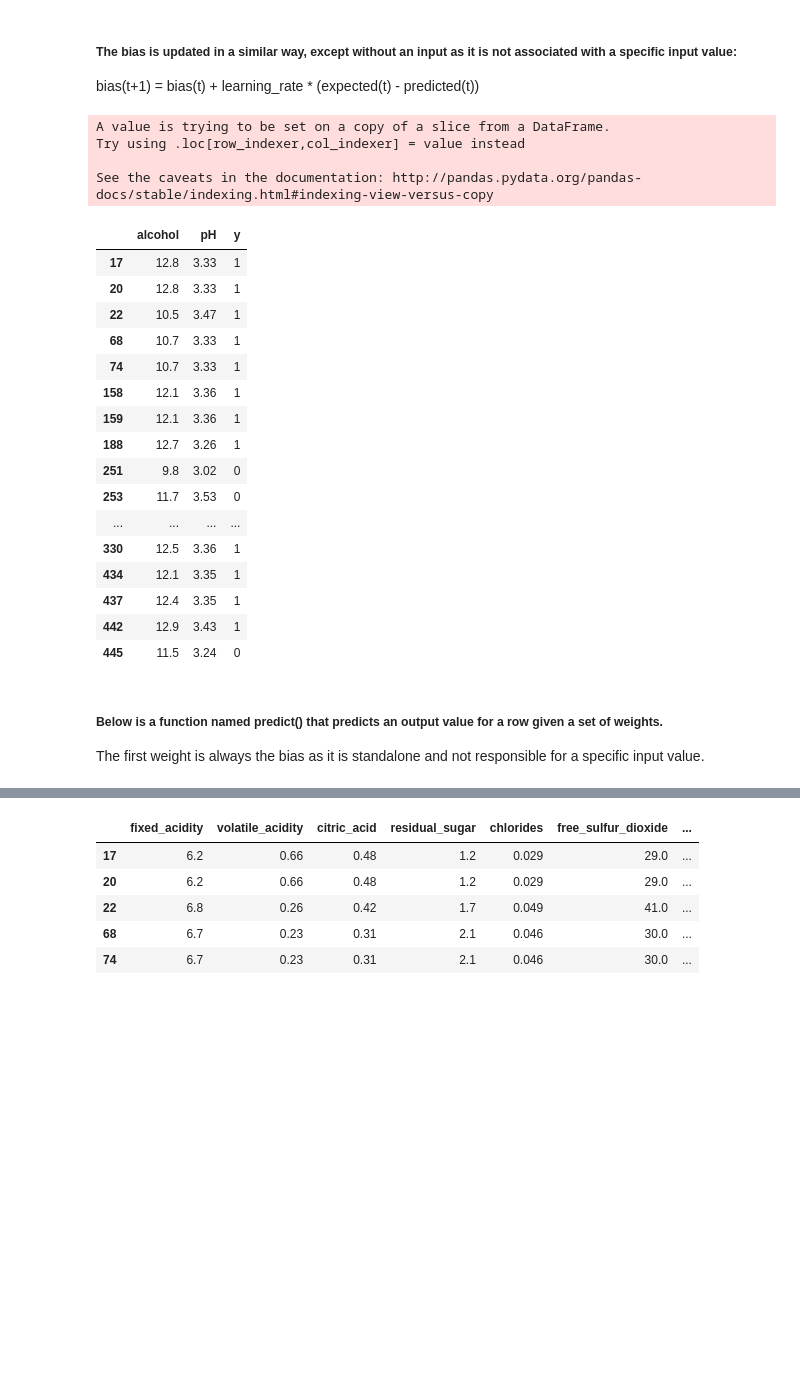
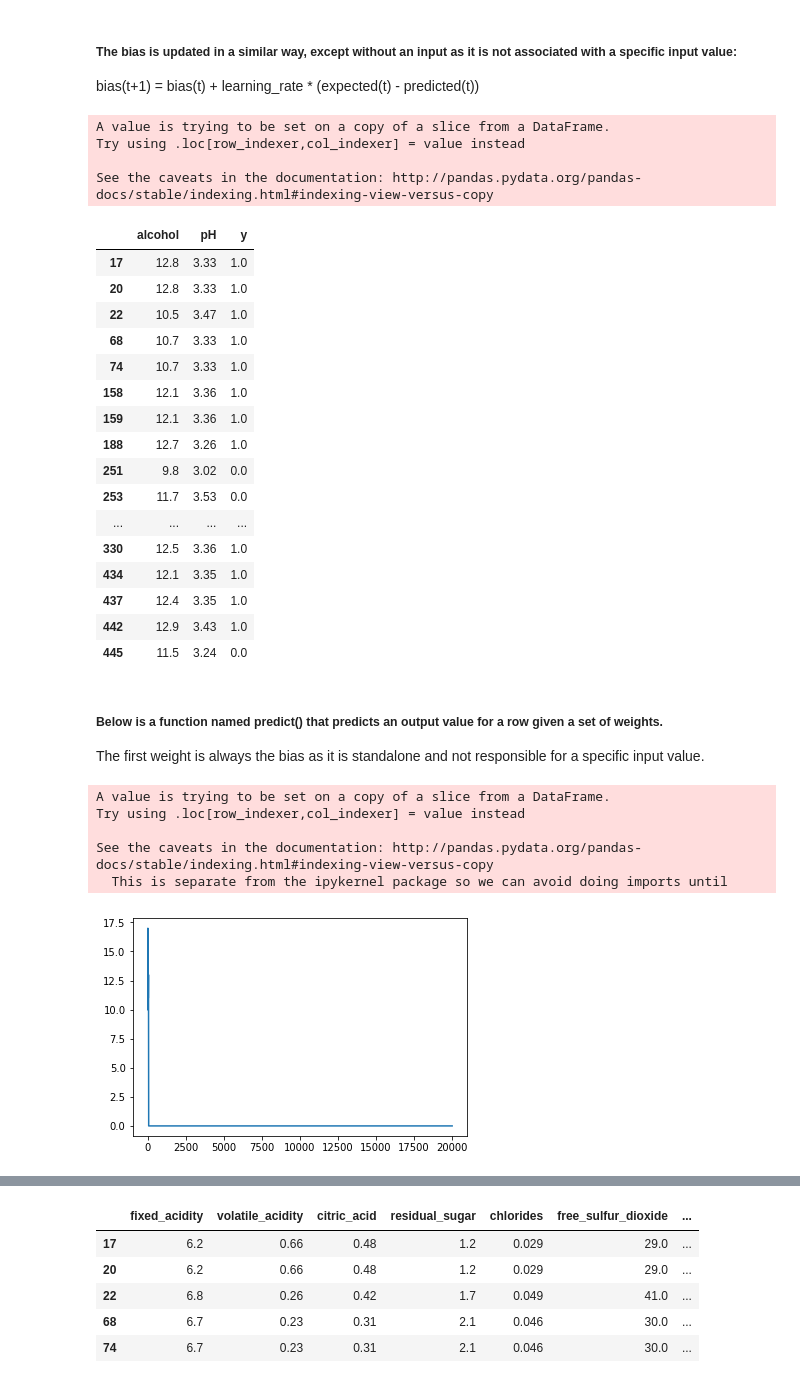
Before and after one commit to VoronaMV/ft_sommilier, a Jupyter notebook: ft_sommilier.ipynb, the cells around one changed output, grey strips where cells are left out. Cells and saved outputs as stored; diff of their text form; code cells hidden in the pictures; blank space fills up the shorter version.

```diff
--- a/ft_sommilier.ipynb
+++ b/ft_sommilier.ipynb
@@ -180,7 +202,7 @@ w(t+1)= w(t) + learning_rate * (expected(t) - predicted(t)) * x(t)
 bias(t+1) = bias(t) + learning_rate * (expected(t) - predicted(t))
 # %%
 df = red_wine_data[(red_wine_data['quality'] >=8) | (red_wine_data['quality'] <= 3)]
-df['y'] = df.apply(lambda data: 1 if data['quality'] >= 6 else 0, axis=1)
+df['y'] = df.apply(lambda data: 1.0 if data['quality'] >= 8 else 0.0, axis=1)
 
 # dataset = df.drop('quality', 1).drop('alcohol', 1).drop('density', 1)
 dataset = df[['alcohol', 'pH', 'y']]
@@ -191,22 +213,22 @@ Try using .loc[row_indexer,col_indexer] = value instead
 
 See the caveats in the documentation: http://pandas.pydata.org/pandas-docs/stable/indexing.html#indexing-view-versus-copy
 |  | alcohol | pH | y |
-| 17 | 12.8 | 3.33 | 1 |
-| 20 | 12.8 | 3.33 | 1 |
-| 22 | 10.5 | 3.47 | 1 |
-| 68 | 10.7 | 3.33 | 1 |
-| 74 | 10.7 | 3.33 | 1 |
-| 158 | 12.1 | 3.36 | 1 |
-| 159 | 12.1 | 3.36 | 1 |
-| 188 | 12.7 | 3.26 | 1 |
-| 251 | 9.8 | 3.02 | 0 |
-| 253 | 11.7 | 3.53 | 0 |
+| 17 | 12.8 | 3.33 | 1.0 |
+| 20 | 12.8 | 3.33 | 1.0 |
+| 22 | 10.5 | 3.47 | 1.0 |
+| 68 | 10.7 | 3.33 | 1.0 |
+| 74 | 10.7 | 3.33 | 1.0 |
+| 158 | 12.1 | 3.36 | 1.0 |
+| 159 | 12.1 | 3.36 | 1.0 |
+| 188 | 12.7 | 3.26 | 1.0 |
+| 251 | 9.8 | 3.02 | 0.0 |
+| 253 | 11.7 | 3.53 | 0.0 |
 | ... | ... | ... | ... |
-| 330 | 12.5 | 3.36 | 1 |
-| 434 | 12.1 | 3.35 | 1 |
-| 437 | 12.4 | 3.35 | 1 |
-| 442 | 12.9 | 3.43 | 1 |
-| 445 | 11.5 | 3.24 | 0 |
+| 330 | 12.5 | 3.36 | 1.0 |
+| 434 | 12.1 | 3.35 | 1.0 |
+| 437 | 12.4 | 3.35 | 1.0 |
+| 442 | 12.9 | 3.43 | 1.0 |
+| 445 | 11.5 | 3.24 | 0.0 |
 # %% [markdown]
 ##### Below is a function named predict() that predicts an output value for a row given a set of weights.
 
@@ -213,0 +305,21 @@ The first weight is always the bias as it is standalone and not responsible for
+# %%
+# result_data = p.train_perceptron()
+dataset = red_wine_data[(red_wine_data['quality'] >=8) | (red_wine_data['quality'] <= 3)]
+dataset['y'] = dataset.apply(lambda data: 1.0 if data['quality'] >= 8 else 0.0, axis=1)
+dataset = dataset[['alcohol', 'pH', 'y']]
+
+p = Perseptron(0.01, 20000, dataset.values)
+result_data = p.train_perceptron()
+errors = [elem[1] for elem in result_data]
+epochs = [elem[0] for elem in result_data]
+plt.plot(epochs, errors)
+plt.show()
+# weights = [[round(el, 3) for el in elem[2]] for elem in result_data]
+# weights
+# %% [output]
+A value is trying to be set on a copy of a slice from a DataFrame.
+Try using .loc[row_indexer,col_indexer] = value instead
+
+See the caveats in the documentation: http://pandas.pydata.org/pandas-docs/stable/indexing.html#indexing-view-versus-copy
+  This is separate from the ipykernel package so we can avoid doing imports until
+[figure, added]
```
Also changed, not shown: parts of 15 cells of this notebook.
